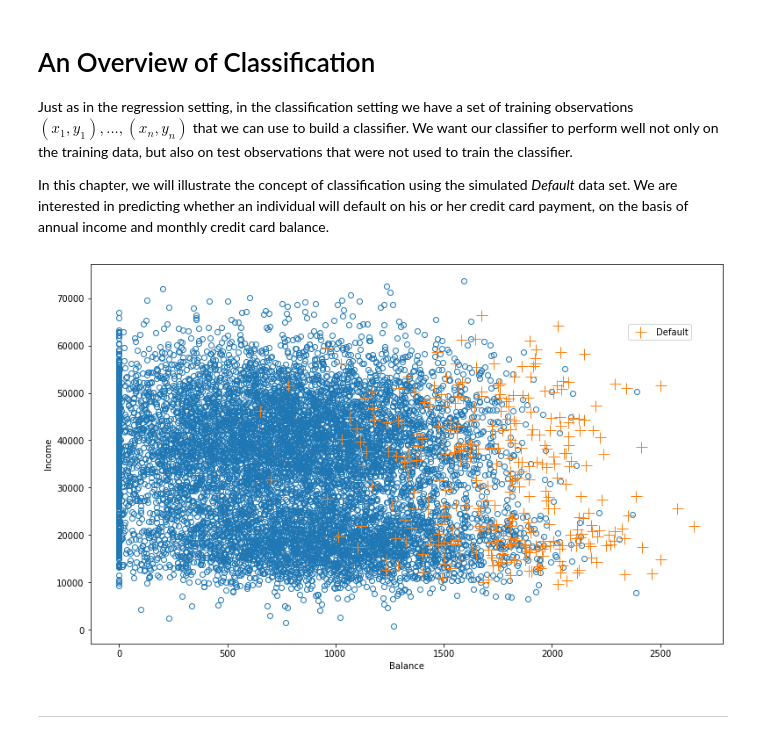
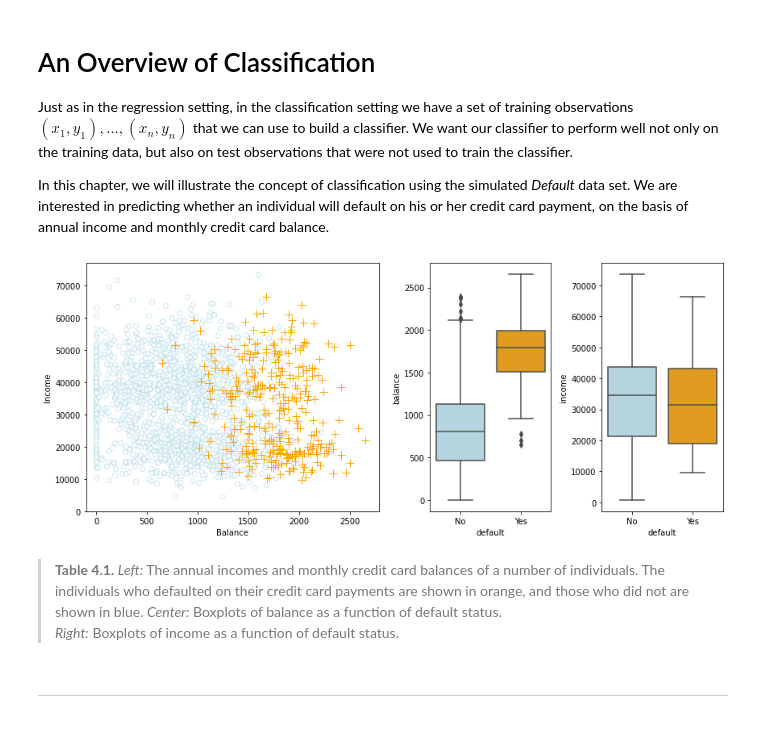
Before and after one commit to gary-loayza/Statistical-Learning-Notebook, a Jupyter notebook: 4. Classification/Classification.ipynb, the cells around one changed output. Drawn from its saved outputs; the diff is of its cells as text; code cells hidden in the pictures.

Commit message:
Upgraded two figures

```diff
--- a/4. Classification/Classification.ipynb
+++ b/4. Classification/Classification.ipynb
@@ -29,29 +33,50 @@ This chapter covers three of the most widely-used classifiers: **logistic regres
 Just as in the regression setting, in the classification setting we have a set of training observations $(x_1 , y_1 ), . . . , (x_n , y_n )$ that we can use to build a classifier. We want our classifier to perform well not only on the training data, but also on test observations that were not used to train the classifier.
 
 In this chapter, we will illustrate the concept of classification using the simulated *Default* data set. We are interested in predicting whether an individual will default on his or her credit card payment, on the basis of annual income and monthly credit card balance.
-# %%
-# Defaults Scatter Plot
-default = pd.read_csv('../data/default.csv')
-default['default'] = default['default'].apply(lambda x: True if x == 'Yes' else False )
-
-yes_x = default[default['default'] == True]['balance']
-no_x = default[default['default'] == False]['balance']
-yes_y = default[default['default'] == True]['income']
-no_y = default[default['default'] == False]['income']
-
-fig = plt.figure(figsize=(10,6))
-ax = fig.add_axes([0,0,1,1])
-
-ax.set_xlabel('Balance')
-ax.set_ylabel('Income')
-
-ax.plot(no_x, no_y, 'o', markerfacecolor='None')
-ax.plot(yes_x, yes_y, '+', label='Default', markersize=13)
-
-ax.legend(loc=(0.85,0.8))
-plt.show()
-# %% [output]
-[figure, removed]
+# %%
+# The Defaults data set
+
+df = pd.read_csv('../data/default.csv')
+
+# Note: factorize() returns two objects: a label array and an array with the unique values.
+# We are only interested in the first object.
+df['default2'] = df['default'].factorize()[0]
+df['student2'] = df['student'].factorize()[0]
+
+fig = plt.figure(figsize=(12,5))
+gs = mpl.gridspec.GridSpec(1, 4)
+ax1 = plt.subplot(gs[0,:-2])
+ax2 = plt.subplot(gs[0,-2])
+ax3 = plt.subplot(gs[0,-1])
+
+# Take a fraction of the samples where target value (default) is 'no'
+df_no = df[df['default2'] == 0].sample(frac=0.15)
+# Take all samples  where target value is 'yes'
+df_yes = df[df['default2'] == 1]
+df_ = df_no.append(df_yes)
+
+yes_x = df_yes['balance']
+no_x = df_no['balance']
+yes_y = df_yes['income']
+no_y = df_no['income']
+
+ax1.plot(no_x, no_y, 'o', markerfacecolor='white', c='lightblue', alpha=0.6)
+ax1.plot(yes_x, yes_y, '+', label='Default', markersize=10, c='orange')
+
+ax1.set_ylim(ymin=0)
+ax1.set_ylabel('Income')
+ax1.set_xlim(xmin=-100)
+ax1.set_xlabel('Balance')
+
+c_palette = {'No':'lightblue', 'Yes':'orange'}
+sns.boxplot('default', 'balance', data=df, orient='v', ax=ax2, palette=c_palette)
+sns.boxplot('default', 'income', data=df, orient='v', ax=ax3, palette=c_palette)
+gs.tight_layout(plt.gcf())
+# %% [output]
+[figure, added]
+# %% [markdown]
+> **Table 4.1.** *Left:* The annual incomes and monthly credit card balances of a number of individuals. The individuals who defaulted on their credit card payments are shown in orange, and those who did not are shown in blue. *Center:* Boxplots of balance as a function of default status.
+*Right:* Boxplots of income as a function of default status.
 # %% [markdown]
 ---
 # %% [markdown]
```
Also changed, not shown: parts of 4 cells of this notebook, 1 other file.
